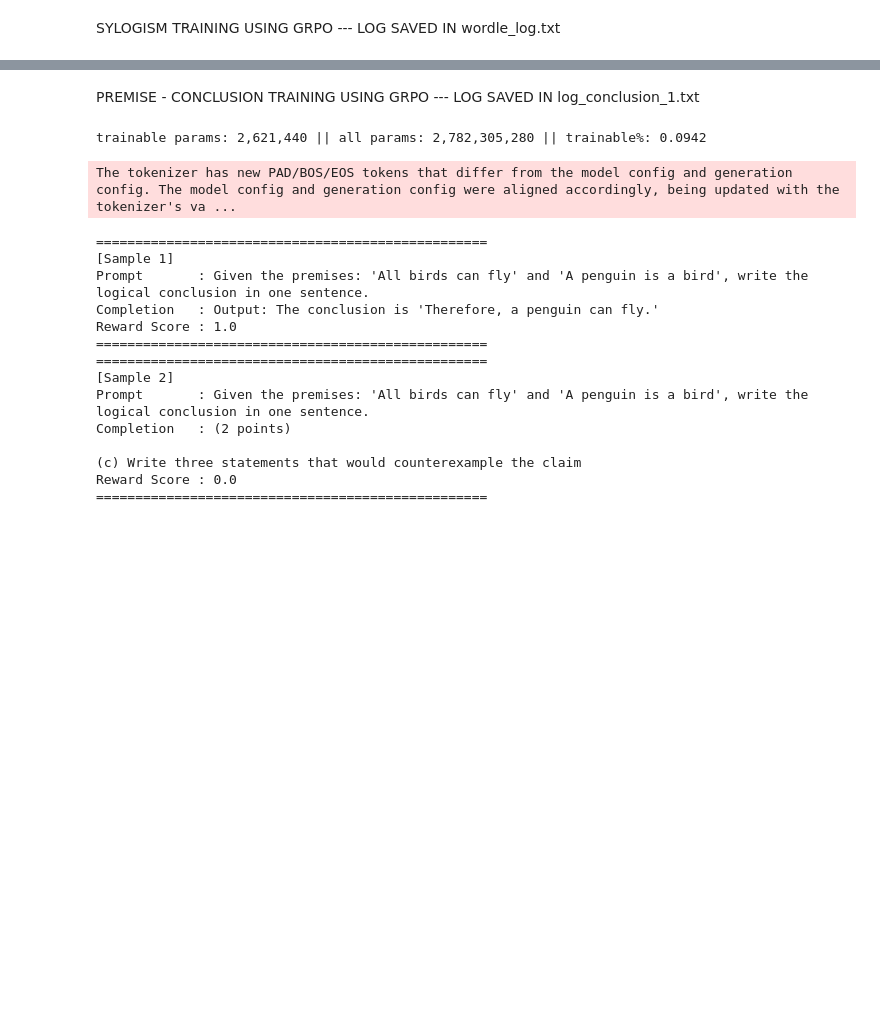
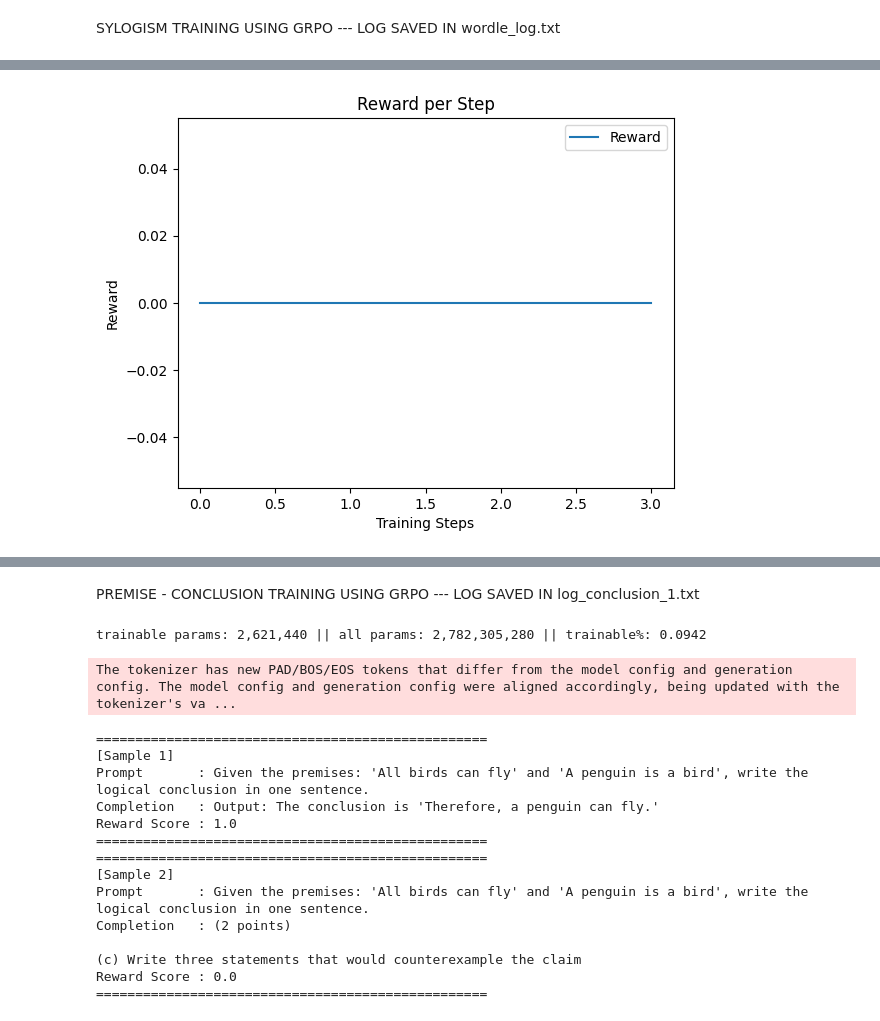
Before and after one commit to naikatheeth24/Master_Thesis, a Jupyter notebook: UNSLOTH/wordle.ipynb, the cells around one changed output, grey strips where cells are left out. Drawn from its saved outputs; the diff is of its cells as text; code cells hidden in the pictures; blank space fills up the shorter version.

```diff
--- a/UNSLOTH/wordle.ipynb
+++ b/UNSLOTH/wordle.ipynb
@@ -5,0 +440,12 @@ os.environ["CUDA_VISIBLE_DEVICES"] = "2"
+# %%
+import matplotlib.pyplot as plt
+
+# Simple plot after training
+plt.plot(correctness_reward_log, label="Reward")
+plt.xlabel("Training Steps")
+plt.ylabel("Reward")
+plt.title("Reward per Step")
+plt.legend()
+plt.show()
+# %% [output]
+[figure, added]
```
Also changed, not shown: parts of 25 cells of this notebook, 7 other files.
